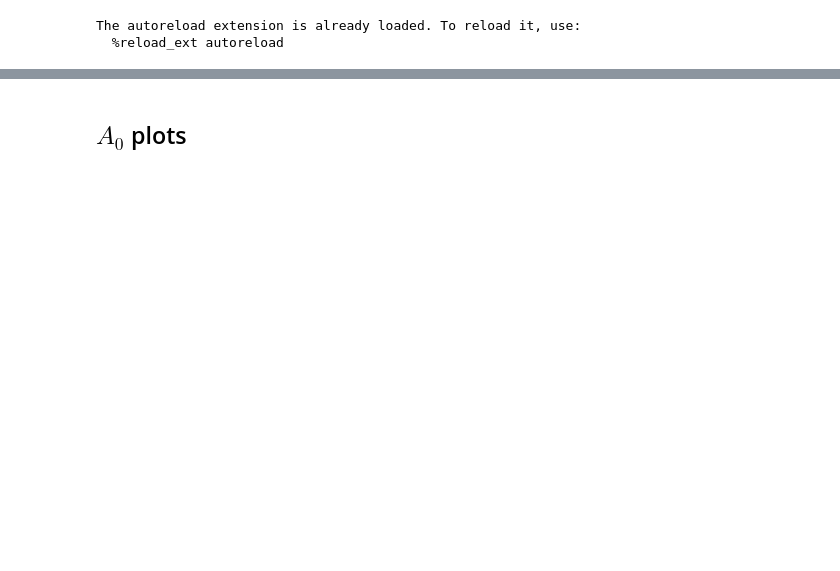
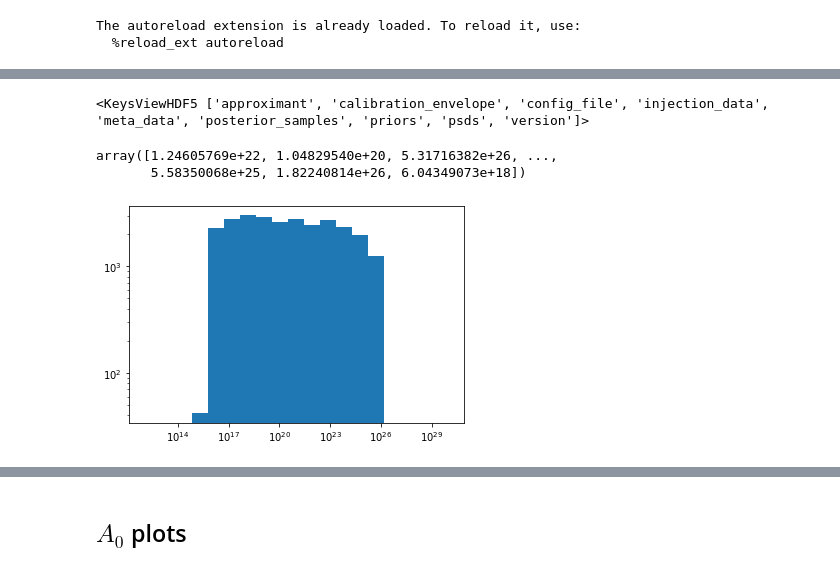
Before and after one commit to Richard-Sti/GSHE_public, a Jupyter notebook: scripts/plot_liv.ipynb, the cells around one changed output, grey strips where cells are left out. Cells and saved outputs as stored; diff of their text form; code cells hidden in the pictures; blank space fills up the shorter version.

```diff
--- a/scripts/plot_liv.ipynb
+++ b/scripts/plot_liv.ipynb
@@ -34,0 +40,21 @@ print(files)
+# %%
+d = h5py.File(loaddir+'liv_S190814bv_Aplus_alpha0.h5','r')
+d.keys()
+d['Aplus_alpha0'].keys()
+# %% [output]
+<KeysViewHDF5 ['approximant', 'calibration_envelope', 'config_file', 'injection_data', 'meta_data', 'posterior_samples', 'priors', 'psds', 'version']>
+# %%
+d['Aplus_alpha0']['config_file'].keys()
+s = np.copy(d['Aplus_alpha0']['posterior_samples'])
+
+s['luminosity_distance']*10**s["log10lambda_eff"]
+# %% [output]
+array([1.24605769e+22, 1.04829540e+20, 5.31716382e+26, ...,
+       5.58350068e+25, 1.82240814e+26, 6.04349073e+18])
+# %%
+l_eff = 10**s["log10lambda_eff"]
+plt.hist(l_eff,np.geomspace(1e12,1e30,20))
+plt.yscale('log')
+plt.xscale('log')
+# %% [output]
+[figure, added]
```
Also changed, not shown: parts of 26 cells of this notebook, 1 other file.
